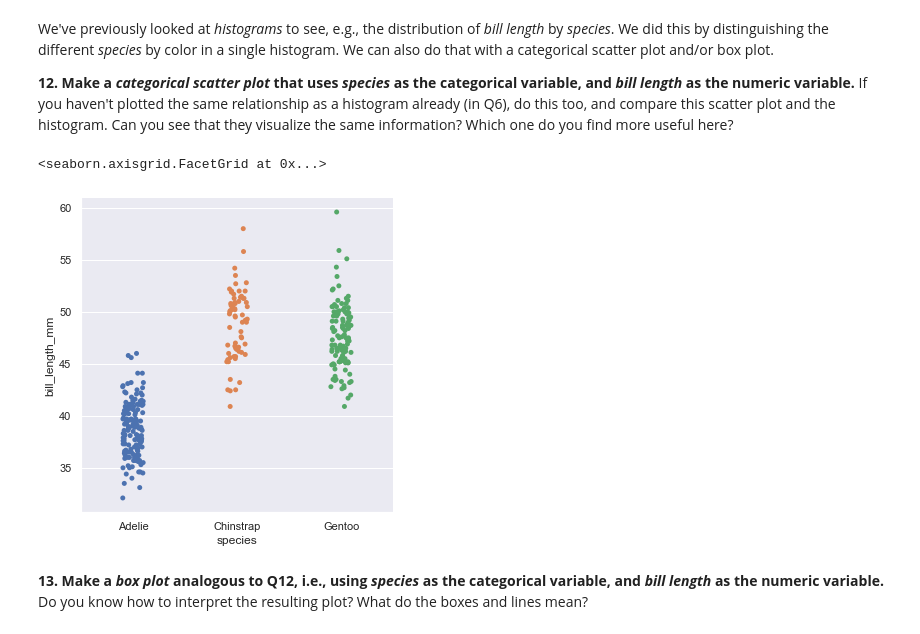
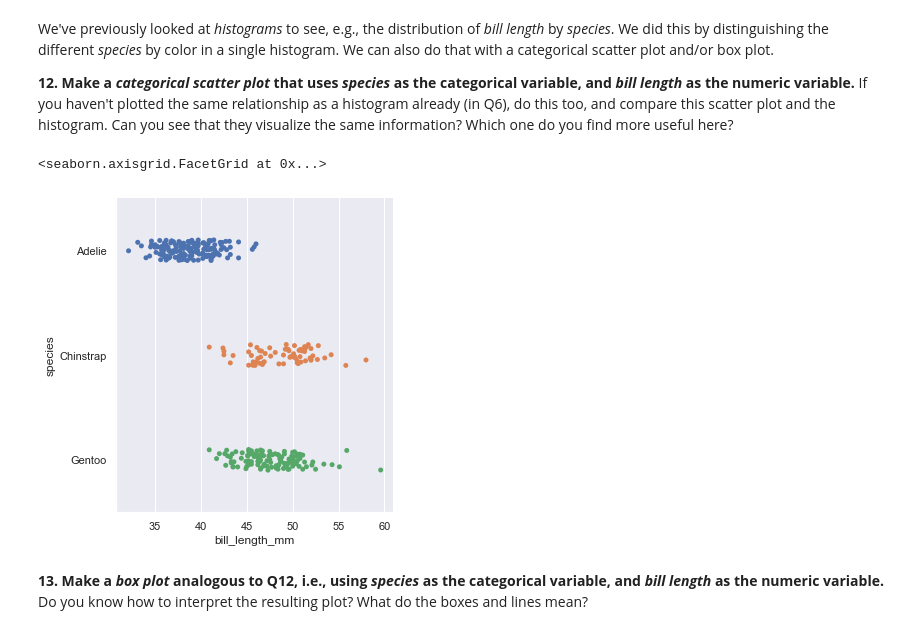
Before and after one commit to KorwinBieniek/kaggle_projects, a Jupyter notebook: notebooks/university_notebooks/Exercise_02_Seaborn.ipynb, the cells around one changed output. Drawn from its saved outputs; the diff is of its cells as text; code cells hidden in the pictures.

```diff
--- a/notebooks/university_notebooks/Exercise_02_Seaborn.ipynb
+++ b/notebooks/university_notebooks/Exercise_02_Seaborn.ipynb
@@ -235,10 +238,10 @@ We've previously looked at _histograms_ to see, e.g., the distribution of _bill
 **12. Make a _categorical scatter plot_ that uses _species_ as the categorical variable, and _bill length_ as the numeric variable.** If you haven't plotted the same relationship as a histogram already (in Q6), do this too, and compare this scatter plot and the histogram. Can you see that they visualize the same information? Which one do you find more useful here?
 # %%
 # Your code here
-sns.catplot(x="species", y="bill_length_mm", data=df)
+sns.catplot(x="bill_length_mm", y="species", data=df)
 # %% [output]
 <seaborn.axisgrid.FacetGrid at 0x...>
-[figure, old version]
+[figure, new version]
 # %% [markdown]
 **13. Make a _box plot_ analogous to Q12, i.e., using _species_ as the categorical variable, and _bill length_ as the numeric variable.** Do you know how to interpret the resulting plot? What do the boxes and lines mean?
 # %%
```
Also changed, not shown: parts of 6 cells of this notebook, 3 other files.
